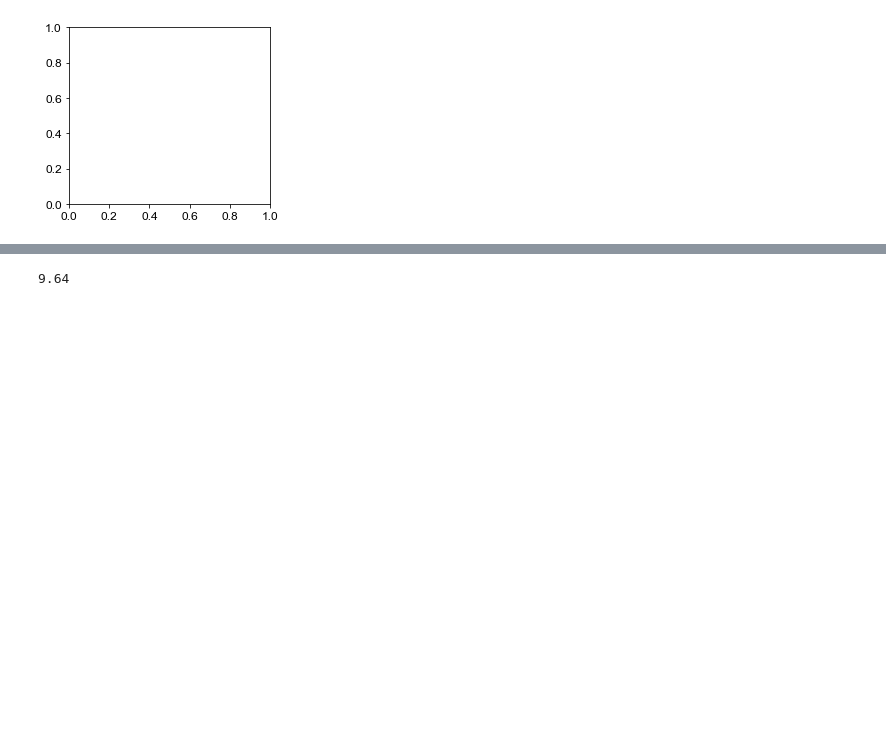
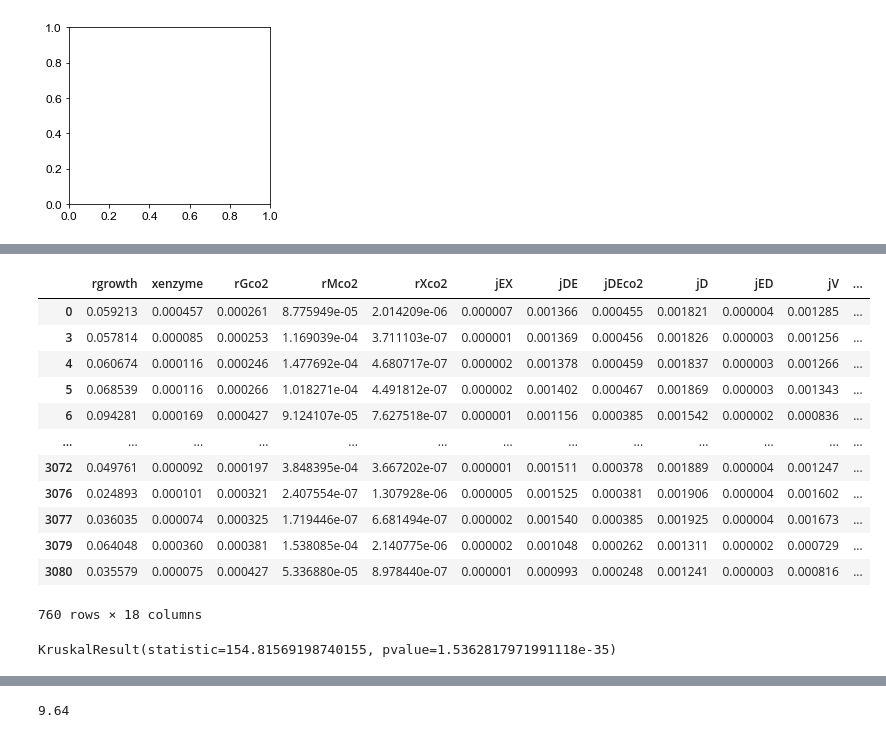
Before and after one commit to giannamars/DEBmicroTrait.jl, a Jupyter notebook: scripts/post_processing/batch_simulations.ipynb, the cells around one changed output, grey strips where cells are left out. Saved outputs shown, nothing was run; the diff lists cells and outputs as text; code cells hidden in the pictures; blank space fills up the shorter version.

```diff
--- a/scripts/post_processing/batch_simulations.ipynb
+++ b/scripts/post_processing/batch_simulations.ipynb
@@ -539,3 +539,5 @@ df_pn_sa.shape
 1080/27
 # %% [output]
 40.0
+# %%
+df_p_sa =  df_p.loc[(df_p.ontology == "Sugars") | (df_p.ontology == "Amino acids")]
@@ -598,0 +604,16 @@ plt.savefig("/Users/glmarschmann/.julia/dev/DEBmicroTrait_Full/pnas/figures_supp
+# %%
+df_p_sa.
+# %% [output]
+|  | rgrowth | xenzyme | rGco2 | rMco2 | rXco2 | jEX | jDE | jDEco2 | jD | jED | jV | ... |
+| 0 | 0.059213 | 0.000457 | 0.000261 | 8.775949e-05 | 2.014209e-06 | 0.000007 | 0.001366 | 0.000455 | 0.001821 | 0.000004 | 0.001285 | ... |
+| 3 | 0.057814 | 0.000085 | 0.000253 | 1.169039e-04 | 3.711103e-07 | 0.000001 | 0.001369 | 0.000456 | 0.001826 | 0.000003 | 0.001256 | ... |
+| 4 | 0.060674 | 0.000116 | 0.000246 | 1.477692e-04 | 4.680717e-07 | 0.000002 | 0.001378 | 0.000459 | 0.001837 | 0.000003 | 0.001266 | ... |
+| 5 | 0.068539 | 0.000116 | 0.000266 | 1.018271e-04 | 4.491812e-07 | 0.000002 | 0.001402 | 0.000467 | 0.001869 | 0.000003 | 0.001343 | ... |
+| 6 | 0.094281 | 0.000169 | 0.000427 | 9.124107e-05 | 7.627518e-07 | 0.000001 | 0.001156 | 0.000385 | 0.001542 | 0.000002 | 0.000836 | ... |
+| ... | ... | ... | ... | ... | ... | ... | ... | ... | ... | ... | ... | ... |
+| 3072 | 0.049761 | 0.000092 | 0.000197 | 3.848395e-04 | 3.667202e-07 | 0.000001 | 0.001511 | 0.000378 | 0.001889 | 0.000004 | 0.001247 | ... |
+| 3076 | 0.024893 | 0.000101 | 0.000321 | 2.407554e-07 | 1.307928e-06 | 0.000005 | 0.001525 | 0.000381 | 0.001906 | 0.000004 | 0.001602 | ... |
+| 3077 | 0.036035 | 0.000074 | 0.000325 | 1.719446e-07 | 6.681494e-07 | 0.000002 | 0.001540 | 0.000385 | 0.001925 | 0.000004 | 0.001673 | ... |
+| 3079 | 0.064048 | 0.000360 | 0.000381 | 1.538085e-04 | 2.140775e-06 | 0.000002 | 0.001048 | 0.000262 | 0.001311 | 0.000002 | 0.000729 | ... |
+| 3080 | 0.035579 | 0.000075 | 0.000427 | 5.336880e-05 | 8.978440e-07 | 0.000001 | 0.000993 | 0.000248 | 0.001241 | 0.000003 | 0.000816 | ... |
+760 rows × 18 columns
@@ -599,3 +623,7 @@ plt.savefig("/Users/glmarschmann/.julia/dev/DEBmicroTrait_Full/pnas/figures_supp
+# %%
+stats.kruskal(df_p_sa_nan["latency"], df_n_sa_nan["latency"])
+# %% [output]
+KruskalResult(statistic=154.81569198740155, pvalue=1.5362817971991118e-35)
 # %%
 df_lat = df.groupby(["monomer"]).median()
 df_lat_p = df_p.groupby(["monomer"]).median()
```
Also changed, not shown: parts of 4 cells of this notebook, 18 other files.
